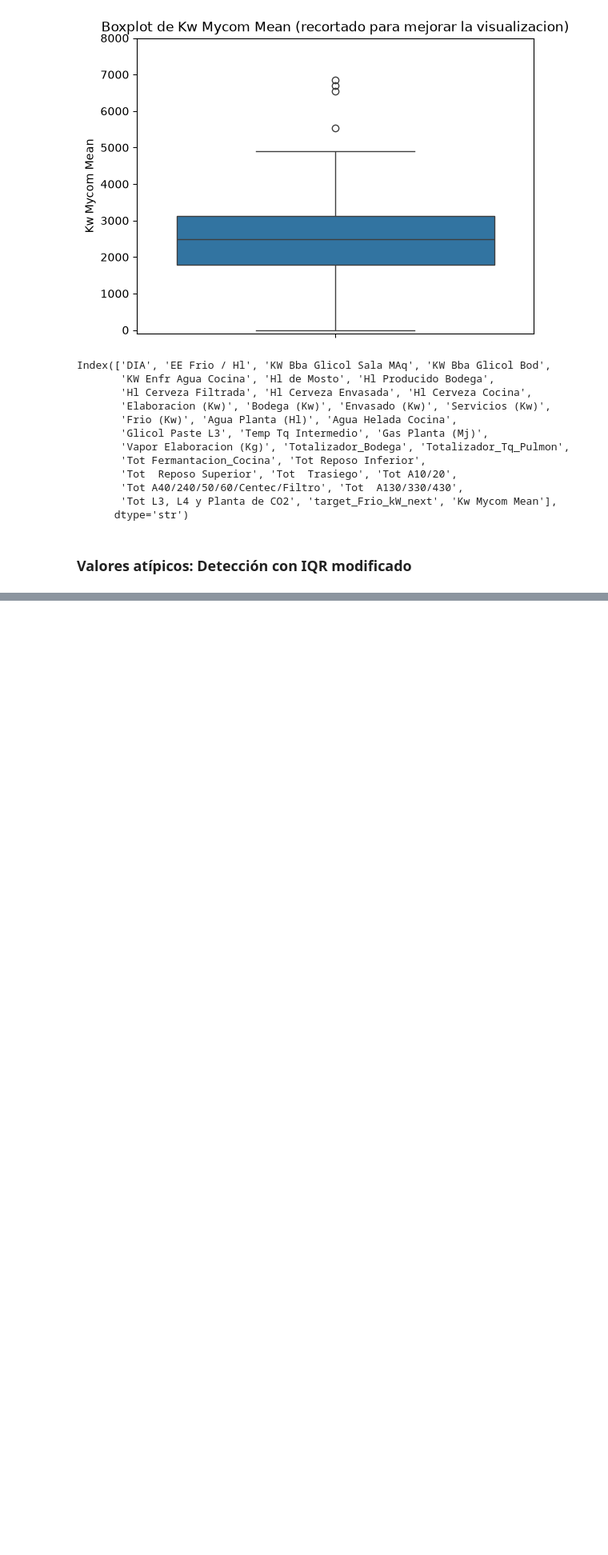
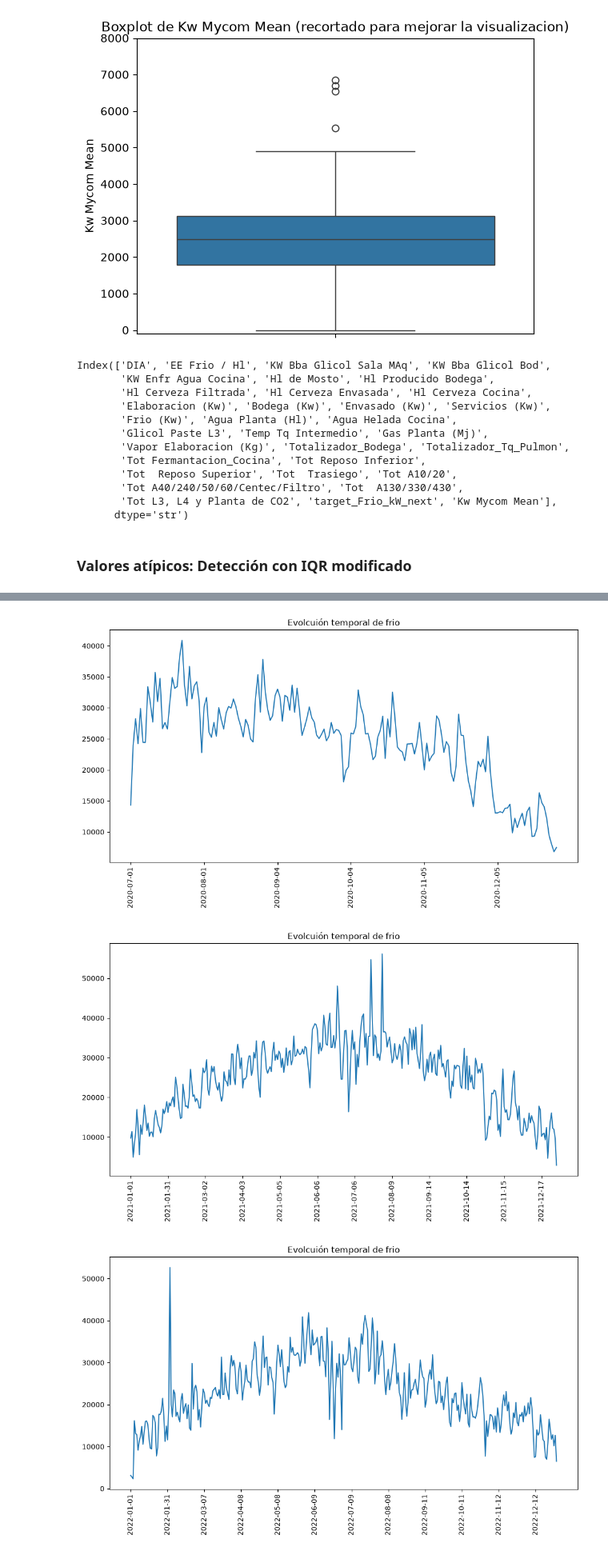
Before and after one commit to ignaciofaule-tech/TPI_LAB2_2026, a Jupyter notebook: src/EDA/EDA.ipynb, the cells around one changed output, grey strips where cells are left out. Shown at 80% size. Saved outputs shown, nothing was run; the diff lists cells and outputs as text; code cells hidden in the pictures; blank space fills up the shorter version.

```diff
--- a/src/EDA/EDA.ipynb
+++ b/src/EDA/EDA.ipynb
@@ -186,0 +213,13 @@ Index(['EE Frio / Hl', 'KW Bba Glicol Sala MAq', 'KW Bba Glicol Bod',
+# %%
+anios = ["2020","2021","2022","2023"]
+for anio in anios:
+    df_anio = df_sin_frio_outliers[df_sin_frio_outliers["DIA"].str.contains(anio)]
+    plt.figure(figsize=(12,6))
+    plt.plot(df_anio["DIA"], df_anio["Frio (Kw)"])
+    plt.xticks(df_anio["DIA"][::30],rotation=90)
+    plt.title("Evolcuión temporal de frio")
+    plt.show()
+# %% [output]
+[figure, added]
+[figure, added]
+[figure, added]
```
Also changed, not shown: parts of 27 cells of this notebook.
